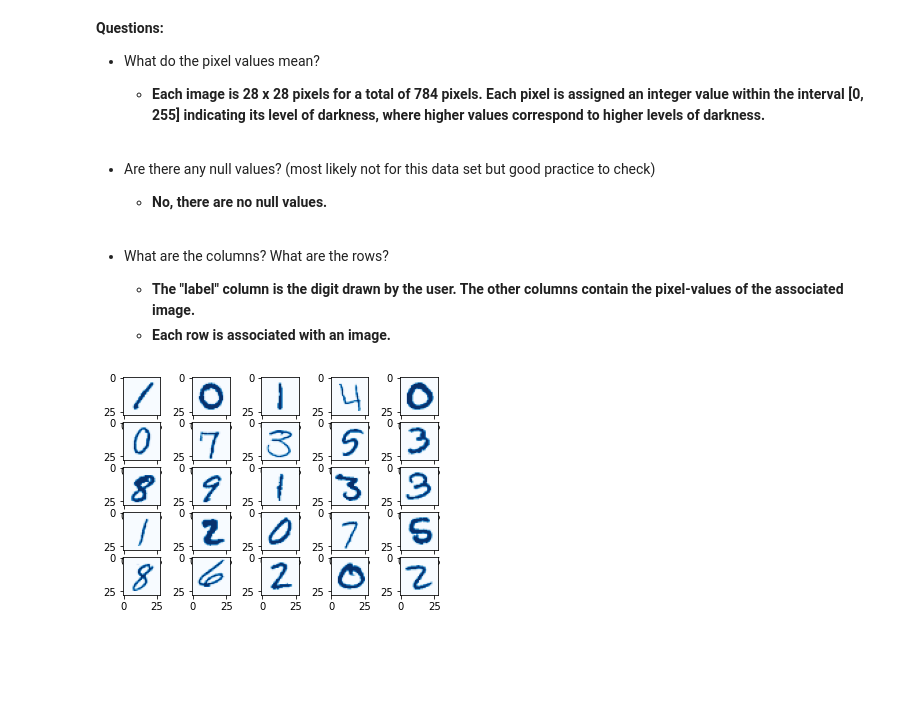
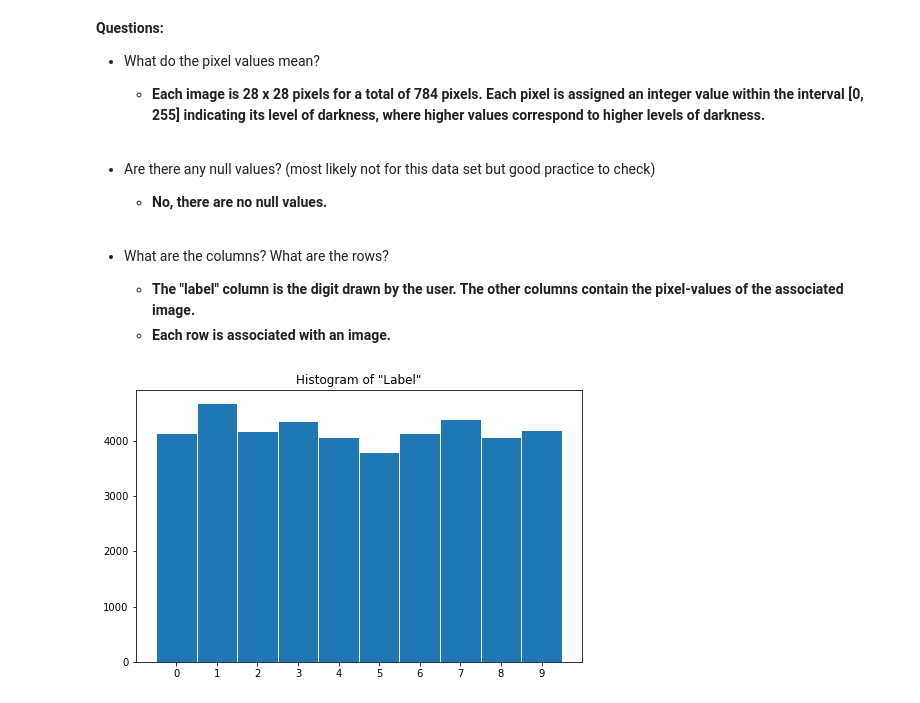
Before and after one commit to taigaschwarz/digit-recognizer, a Jupyter notebook: data_viz.ipynb, the cells around one changed output. Saved outputs shown, nothing was run; the diff lists cells and outputs as text; code cells hidden in the pictures; blank space fills up the shorter version.

```diff
--- a/data_viz.ipynb
+++ b/data_viz.ipynb
@@ -72,13 +68,0 @@ images = train_df.loc[:, train_df.columns != "label"].values.reshape([42000, 28,
-# %%
-# plot the images
-n_rows, n_cols = 5, 5
-fig, ax = plt.subplots(n_rows, n_cols)
-counter = 0
-
-for i in range(n_rows*n_cols):
-    y_pos = counter // n_rows
-    x_pos = counter % n_cols
-    ax[y_pos][x_pos].imshow(images[counter], cmap = "Blues")
-    counter += 1
-# %% [output]
-[figure, removed]
@@ -84,0 +72,11 @@ for i in range(n_rows*n_cols):
+# %%
+# visualize distribution of "label" values
+plt.figure(figsize=(8,5))
+plt.hist(train_df['label'], bins = np.arange(11)-0.5, edgecolor = 'white')
+numbers = [x for x in range(0,10)]
+labels = map(lambda x: str(x), numbers)
+plt.xticks(numbers, labels)
+plt.title('Histogram of "Label"')
+plt.show()
+# %% [output]
+[figure, added]
```
Also changed, not shown: parts of 5 cells of this notebook.
